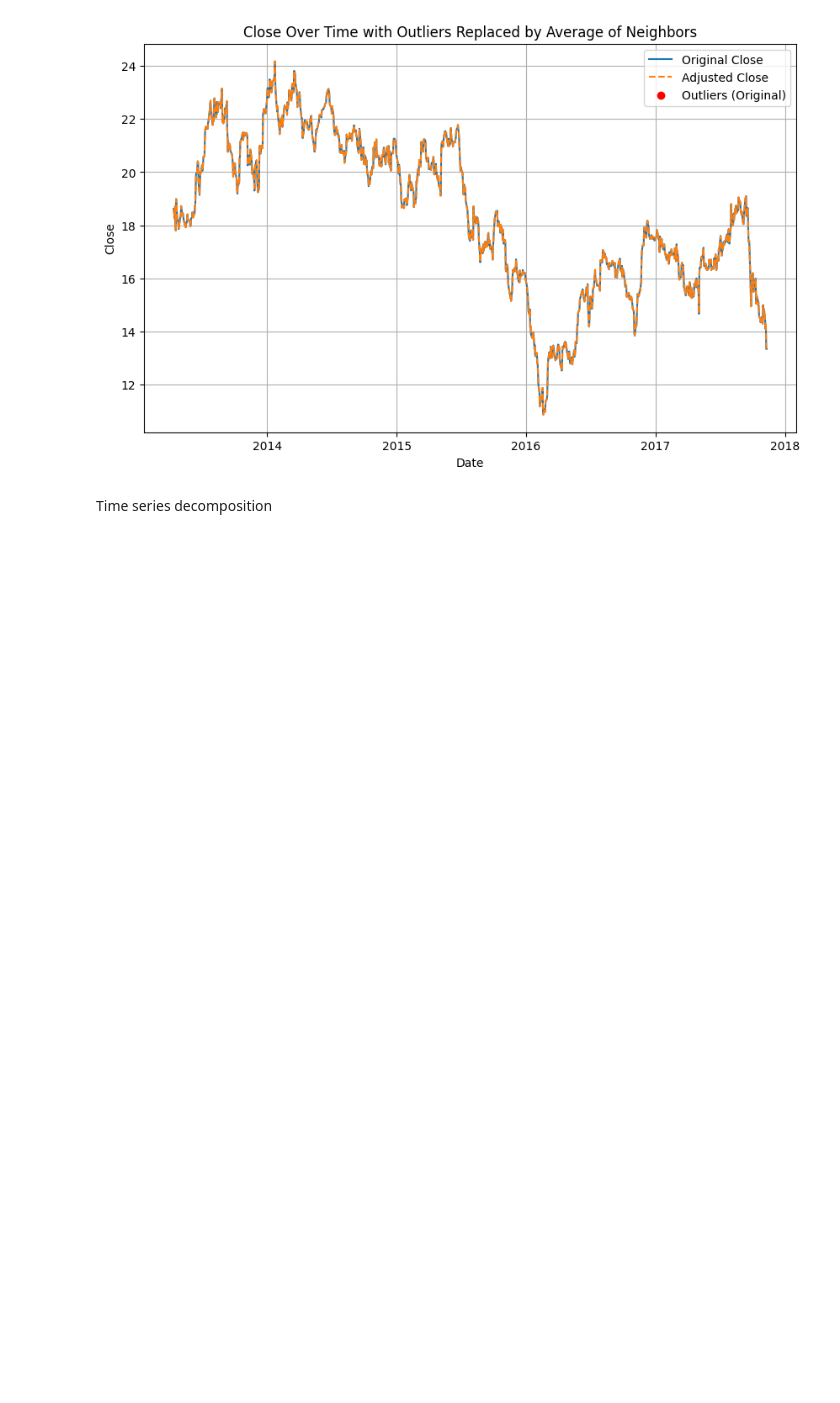
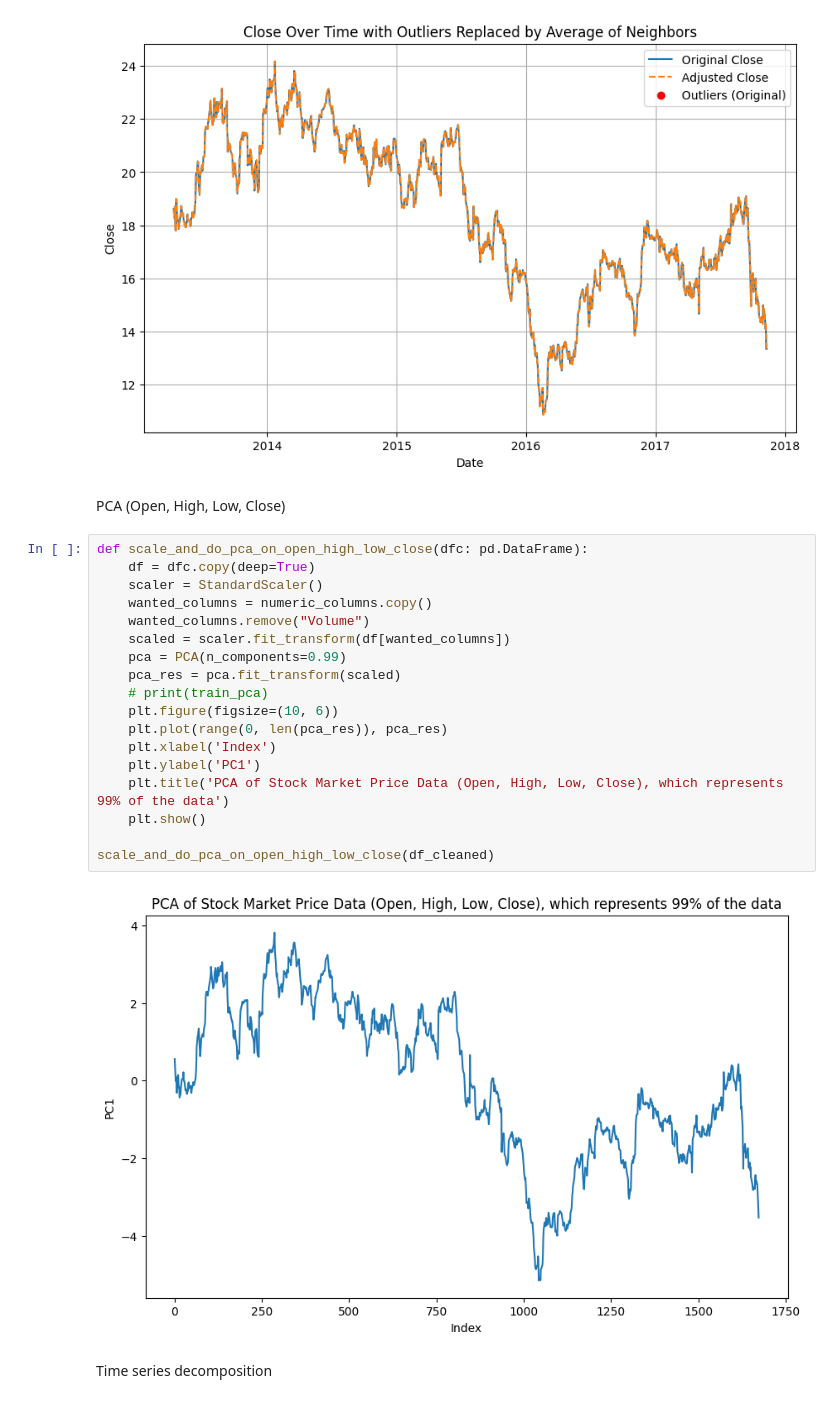
Before and after one commit to MollersThrane/IT3212-assignments, a Jupyter notebook: Assignment 1/main.ipynb, the cells around one changed output. Cells and saved outputs as stored; diff of their text form; blank space fills up the shorter version.

```diff
--- a/Assignment 1/main.ipynb
+++ b/Assignment 1/main.ipynb
@@ -167,6 +152,28 @@ For example, when doing 'df[col].method(value, inplace=True)', try using 'df.met
 [figure]
 [figure]
 [figure]
+# %% [markdown]
+PCA (Open, High, Low, Close)
+# %%
+def scale_and_do_pca_on_open_high_low_close(dfc: pd.DataFrame):
+    df = dfc.copy(deep=True)
+    scaler = StandardScaler()
+    wanted_columns = numeric_columns.copy()
+    wanted_columns.remove("Volume")
+    scaled = scaler.fit_transform(df[wanted_columns])
+    pca = PCA(n_components=0.99)
+    pca_res = pca.fit_transform(scaled)
+    # print(train_pca)
+    plt.figure(figsize=(10, 6))
+    plt.plot(range(0, len(pca_res)), pca_res)
+    plt.xlabel('Index')
+    plt.ylabel('PC1')
+    plt.title('PCA of Stock Market Price Data (Open, High, Low, Close), which represents 99% of the data')
+    plt.show()
+
+scale_and_do_pca_on_open_high_low_close(df_cleaned)
+# %% [output]
+[figure, added]
 # %% [markdown]
 Time series decomposition
 # %%
```
Also changed, not shown: parts of 7 cells of this notebook.
